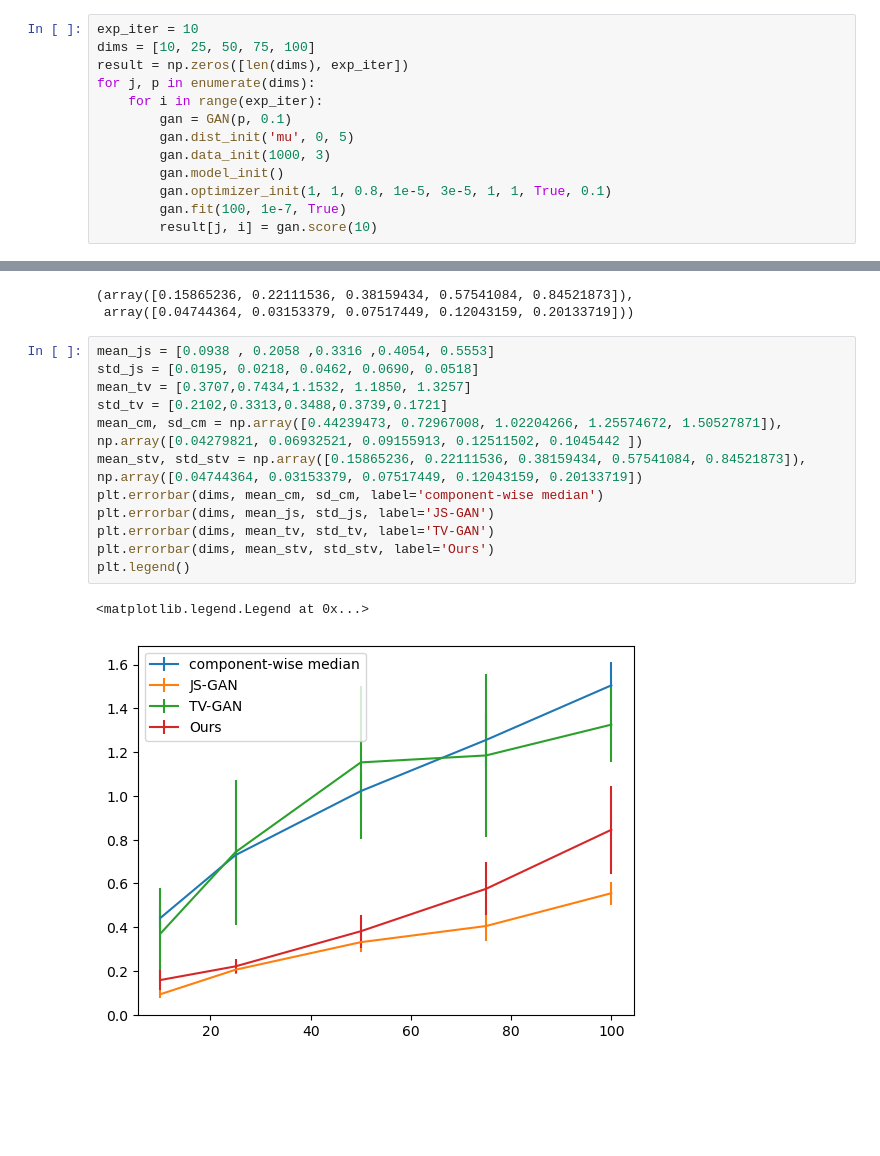
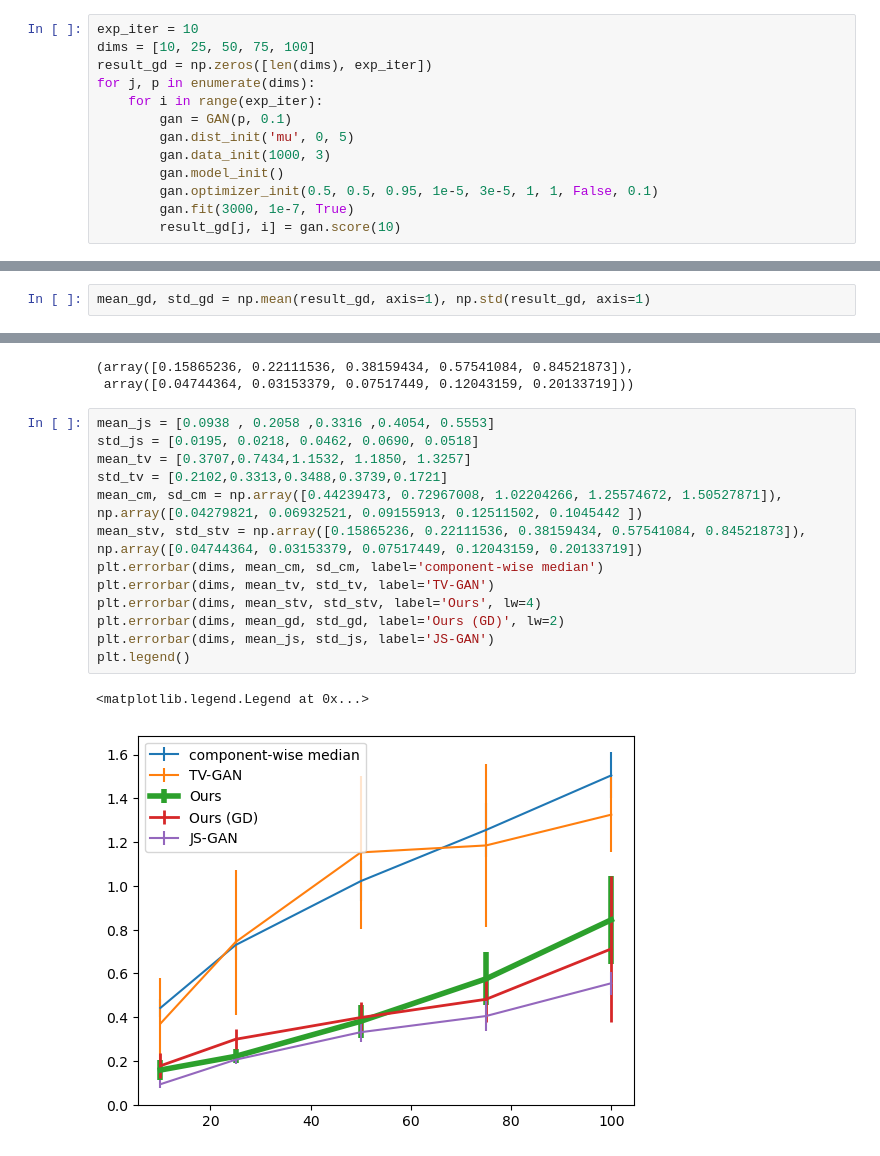
Before and after one commit to monarsan/robust-GAN, a Jupyter notebook: work/main/plot.ipynb, the cells around one changed output, grey strips where cells are left out. Cells and saved outputs as stored; diff of their text form; blank space fills up the shorter version.

Commit message:
add:comparing plot

```diff
--- a/work/main/plot.ipynb
+++ b/work/main/plot.ipynb
@@ -7,13 +7,13 @@ from tqdm import tqdm
 # %%
 exp_iter = 10
 dims = [10, 25, 50, 75, 100]
-result = np.zeros([len(dims), exp_iter])
+result_gd = np.zeros([len(dims), exp_iter])
 for j, p in enumerate(dims):
     for i in range(exp_iter):
         gan = GAN(p, 0.1)
         gan.dist_init('mu', 0, 5)
         gan.data_init(1000, 3)
         gan.model_init()
-        gan.optimizer_init(1, 1, 0.8, 1e-5, 3e-5, 1, 1, True, 0.1)
-        gan.fit(100, 1e-7, True)
-        result[j, i] = gan.score(10)
+        gan.optimizer_init(0.5, 0.5, 0.95, 1e-5, 3e-5, 1, 1, False, 0.1)
+        gan.fit(3000, 1e-7, True)
+        result_gd[j, i] = gan.score(10)
@@ -20,3 +35,5 @@ for j, p in enumerate(dims):
+# %%
+mean_gd, std_gd = np.mean(result_gd, axis=1), np.std(result_gd, axis=1)
 # %%
 exp_iter = 10
 dims = [10, 25, 50, 75, 100]
@@ -99,15 +116,16 @@ mean_stv, std_stv
 # %%
 mean_js = [0.0938 , 0.2058 ,0.3316 ,0.4054, 0.5553]
 std_js = [0.0195, 0.0218, 0.0462, 0.0690, 0.0518]
 mean_tv = [0.3707,0.7434,1.1532, 1.1850, 1.3257]
 std_tv = [0.2102,0.3313,0.3488,0.3739,0.1721]
 mean_cm, sd_cm = np.array([0.44239473, 0.72967008, 1.02204266, 1.25574672, 1.50527871]), np.array([0.04279821, 0.06932521, 0.09155913, 0.12511502, 0.1045442 ])
 mean_stv, std_stv = np.array([0.15865236, 0.22111536, 0.38159434, 0.57541084, 0.84521873]), np.array([0.04744364, 0.03153379, 0.07517449, 0.12043159, 0.20133719])
 plt.errorbar(dims, mean_cm, sd_cm, label='component-wise median')
+plt.errorbar(dims, mean_tv, std_tv, label='TV-GAN')
+plt.errorbar(dims, mean_stv, std_stv, label='Ours', lw=4)
+plt.errorbar(dims, mean_gd, std_gd, label='Ours (GD)', lw=2)
 plt.errorbar(dims, mean_js, std_js, label='JS-GAN')
-plt.errorbar(dims, mean_tv, std_tv, label='TV-GAN')
-plt.errorbar(dims, mean_stv, std_stv, label='Ours')
 plt.legend()
 # %% [output]
 <matplotlib.legend.Legend at 0x...>
-[figure, old version]
+[figure, new version]
```
Also changed, not shown: parts of 2 cells of this notebook.
